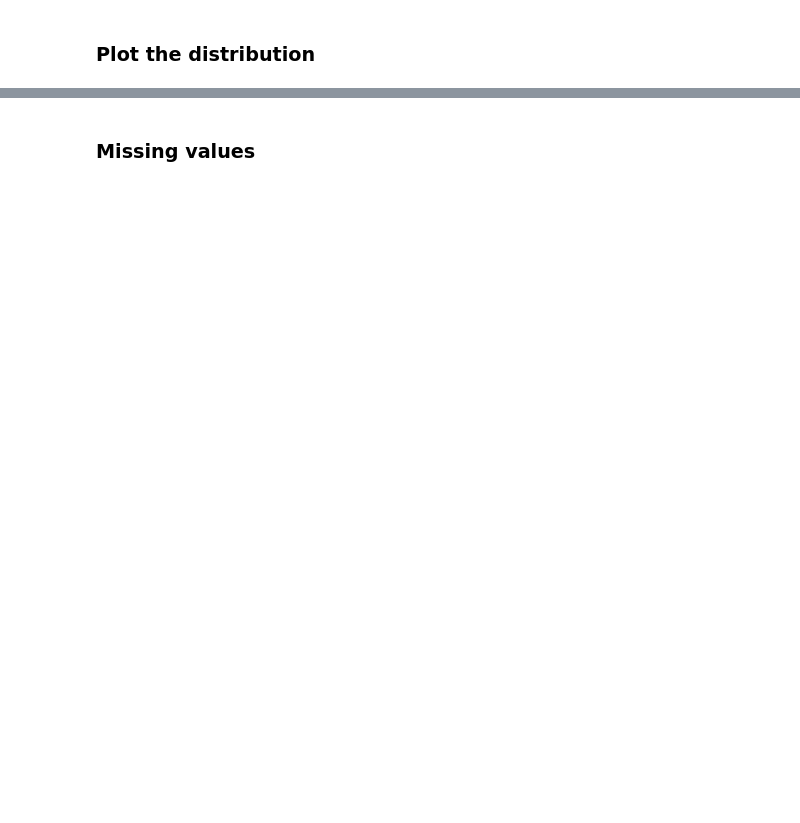
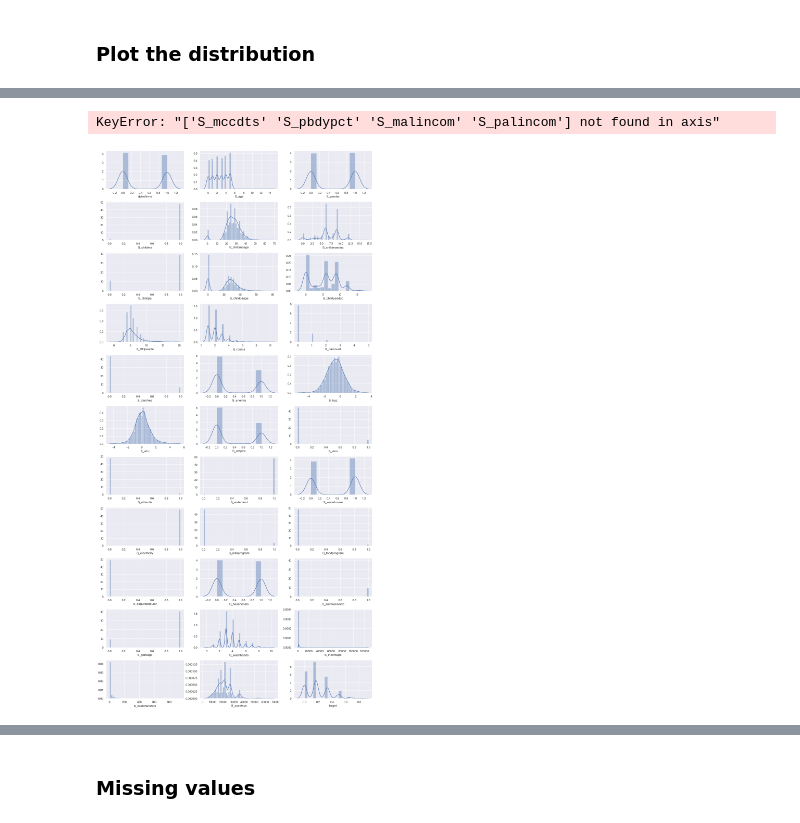
Before and after one commit to epfl-ada/ada-2020-project-milestone-p3-p3_2fast2curious, a Jupyter notebook: Data exploration.ipynb, the cells around one changed output, grey strips where cells are left out. Cells and saved outputs as stored; diff of their text form; code cells hidden in the pictures; blank space fills up the shorter version.

```diff
--- a/Data exploration.ipynb
+++ b/Data exploration.ipynb
@@ -128,0 +147,17 @@ for col in Data_explo.columns:
+# %%
+features_many_NaN = [ "S_mccdts", "S_pbdypct","S_malincom", "S_palincom"]
+Data_explo_young = Data_explo_young.drop(features_many_NaN,axis=1)
+# %% [output]
+KeyError: "['S_mccdts' 'S_pbdypct' 'S_malincom' 'S_palincom'] not found in axis"
+# %%
+import warnings
+warnings.filterwarnings("ignore",category = UserWarning)
+
+fig, axs = plt.subplots(11, 3, figsize=(15,30))
+col = Data_explo_young.columns
+for i in range(11):
+    for j in range(3):
+        sns.distplot(Data_explo_young[col[i*3+j]],ax = axs[i,j])
+fig.tight_layout(pad=1.0)
+# %% [output]
+[figure, added]
```
Also changed, not shown: parts of 23 cells of this notebook.
